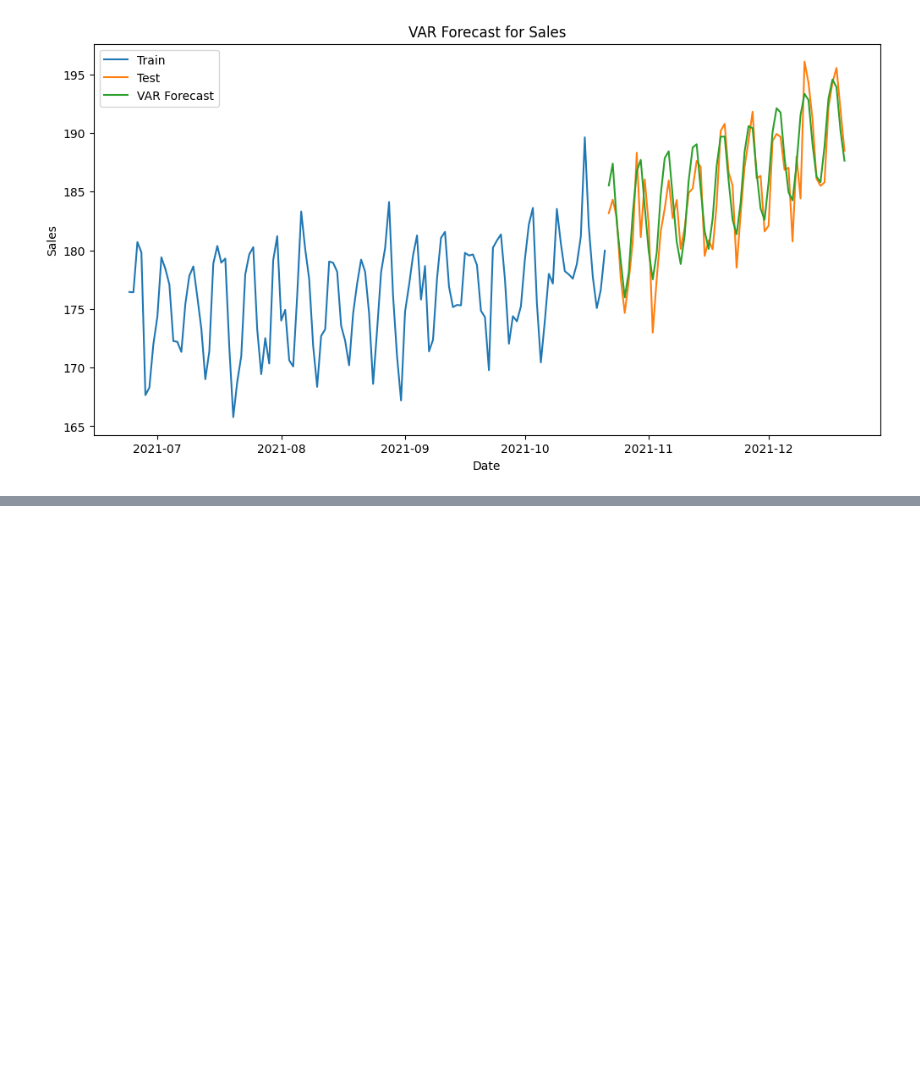
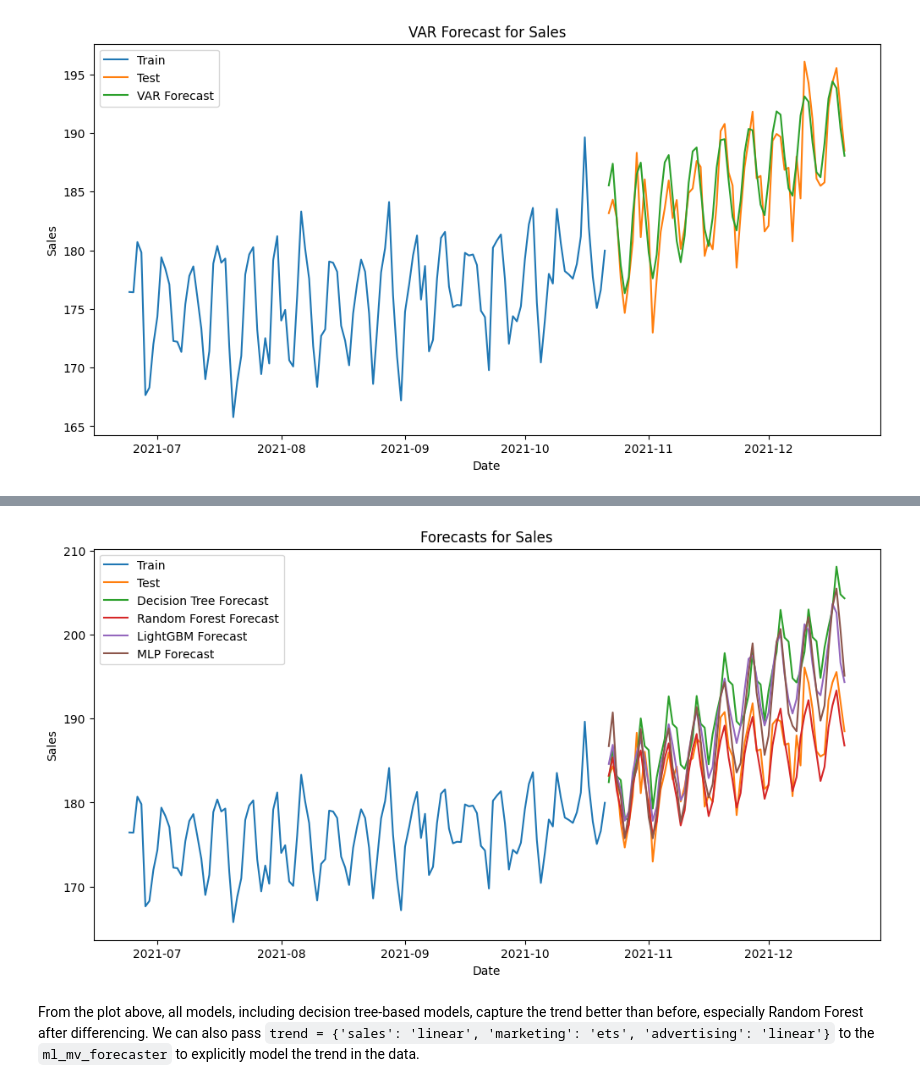
Before and after one commit to mustafaslanCoto/peshbeen, a Jupyter notebook: nbs/guide/01_model_zoo.ipynb, the cells around one changed output, grey strips where cells are left out. Drawn from its saved outputs; the diff is of its cells as text; code cells hidden in the pictures; blank space fills up the shorter version.

```diff
--- a/nbs/guide/01_model_zoo.ipynb
+++ b/nbs/guide/01_model_zoo.ipynb
@@ -79,0 +187,44 @@ plt.show()
+# %%
+diff_lags = {'sales': 7, 'marketing': [1, 3, 4, 6, 7], 'advertising': [1, 3, 14]}
+diff_dict = {'sales': 1, 'marketing': 1, 'advertising': 1}
+## Decision Tree
+dt_model_diff = ml_mv_forecaster(model=DecisionTreeRegressor(max_depth=7, random_state=123), target_cols=target_vars, lags=diff_lags,
+                                 cat_variables=cat_vars, difference=diff_dict)
+dt_model_diff.fit(mv_train_data)
+dt_forecasts_diff = dt_model_diff.forecast(H=60, exog=mv_test_data[cat_vars])
+
+## Random Forest
+rf_model_diff = ml_mv_forecaster(model=RandomForestRegressor(n_estimators=100, max_depth=7, random_state=123), target_cols=target_vars, lags=diff_lags,
+                                 cat_variables=cat_vars, difference=diff_dict)
+rf_model_diff.fit(mv_train_data)
+rf_forecasts_diff = rf_model_diff.forecast(H=60, exog=mv_test_data[cat_vars])
+
+## LightGBM
+lgbm_model_diff = ml_mv_forecaster(model=LGBMRegressor(n_estimators=100, max_depth=7, verbose=-1, random_state=123), target_cols=target_vars,
+                                   lags=diff_lags, cat_variables=cat_vars, difference=diff_dict)
+lgbm_model_diff.fit(mv_train_data)
+lgbm_forecasts_diff = lgbm_model_diff.forecast(H=60, exog=mv_test_data[cat_vars])
+
+## MLP
+mlp_model_diff = ml_mv_forecaster(model=MLPRegressor(hidden_layer_sizes=(64, 32), random_state=123), target_cols=target_vars,
+                                  lags=diff_lags, cat_variables=cat_vars, difference=diff_dict)
+mlp_model_diff.fit(mv_train_data)
+mlp_forecasts_diff = mlp_model_diff.forecast(H=60, exog=mv_test_data[cat_vars])
+
+## plot the forecasts and the actual values for sales
+plt.figure(figsize=(12, 6))
+plt.plot(mv_train_data.index[-120:], mv_train_data['sales'][-120:], label='Train')
+plt.plot(mv_test_data.index, mv_test_data['sales'], label='Test')
+plt.plot(mv_test_data.index, dt_forecasts_diff['sales'], label='Decision Tree Forecast')
+plt.plot(mv_test_data.index, rf_forecasts_diff['sales'], label='Random Forest Forecast')
+plt.plot(mv_test_data.index, lgbm_forecasts_diff['sales'], label='LightGBM Forecast')
+plt.plot(mv_test_data.index, mlp_forecasts_diff['sales'], label='MLP Forecast')
+plt.title('Forecasts for Sales')
+plt.xlabel('Date')
+plt.ylabel('Sales')
+plt.legend()
+plt.show()
+# %% [output]
+[figure, added]
+# %% [markdown]
+From the plot above, all models, including decision tree-based models, capture the trend better than before, especially Random Forest after differencing. We can also pass `trend = {'sales': 'linear', 'marketing': 'ets', 'advertising': 'linear'}` to the `ml_mv_forecaster` to explicitly model the trend in the data.
```
Also changed, not shown: parts of 13 cells of this notebook, 40 other files.
